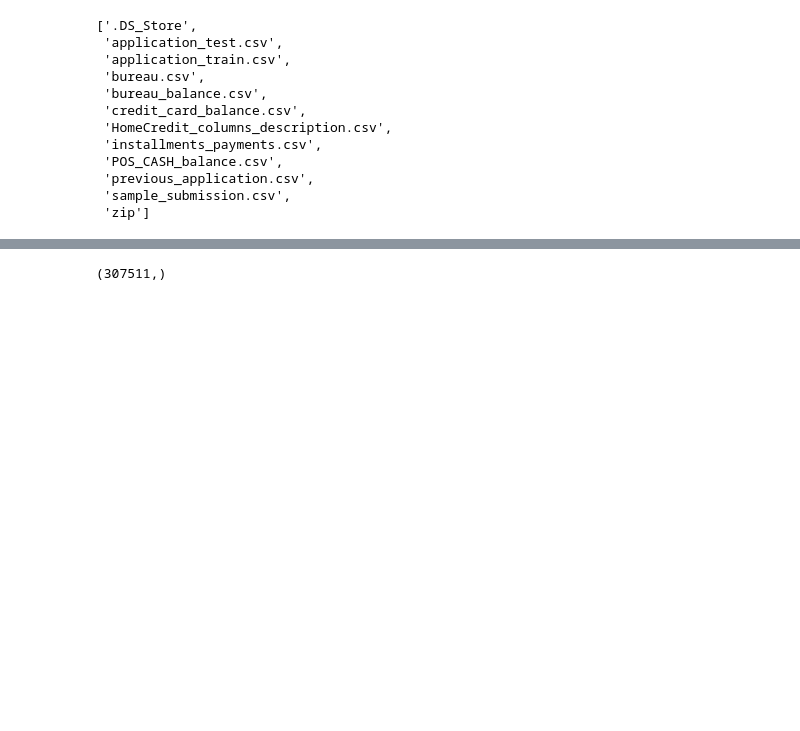
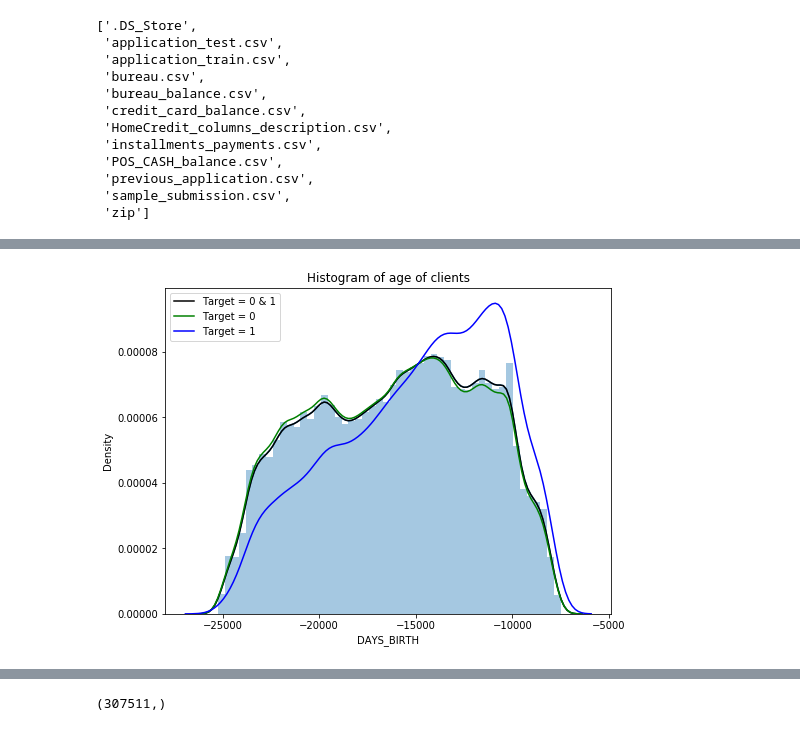
Before and after one commit to zhengrui315/Kaggle-Home-Credit-Default-Risk, a Jupyter notebook: Home Credit Default Risk.ipynb, the cells around one changed output, grey strips where cells are left out. Cells and saved outputs as stored; diff of their text form; code cells hidden in the pictures; blank space fills up the shorter version.

```diff
--- a/Home Credit Default Risk.ipynb
+++ b/Home Credit Default Risk.ipynb
@@ -219,0 +169,14 @@ keep_attributes = train_missing[train_missing['Fraction'] < 30].drop('TARGET',ax
+# %%
+plt.figure(figsize=(8,6))
+plt.title('Histogram of age of clients')
+plt.xlabel('Age [days]')
+plt.ylabel('Density')
+sns.distplot(app_train_raw["DAYS_BIRTH"])
+
+sns.kdeplot(app_train_raw['DAYS_BIRTH'], label = 'Target = 0 & 1',color="black")
+sns.kdeplot(app_train_raw[app_train_raw['TARGET']==0]['DAYS_BIRTH'], label = 'Target = 0',color="green")
+sns.kdeplot(app_train_raw[app_train_raw['TARGET']==1]['DAYS_BIRTH'], label = 'Target = 1',color="b")
+
+plt.show()
+# %% [output]
+[figure, added]
```
Also changed, not shown: parts of 146 cells of this notebook, 1 other file.
